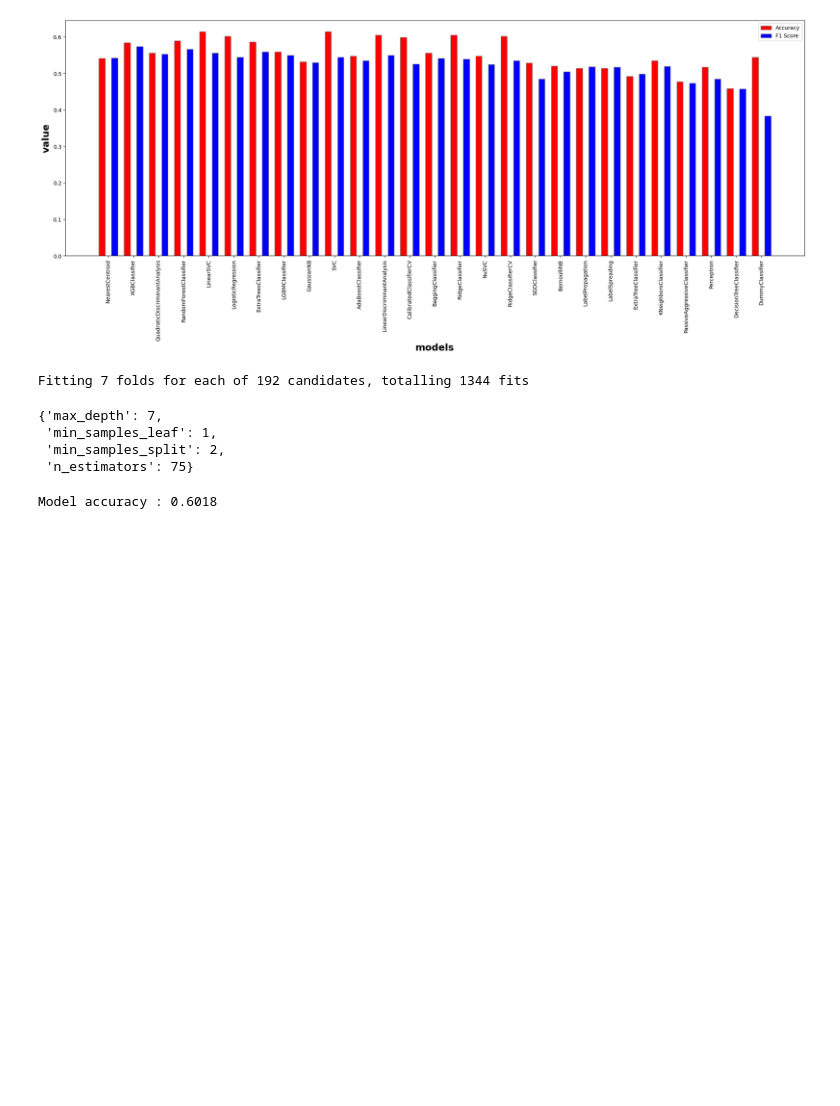
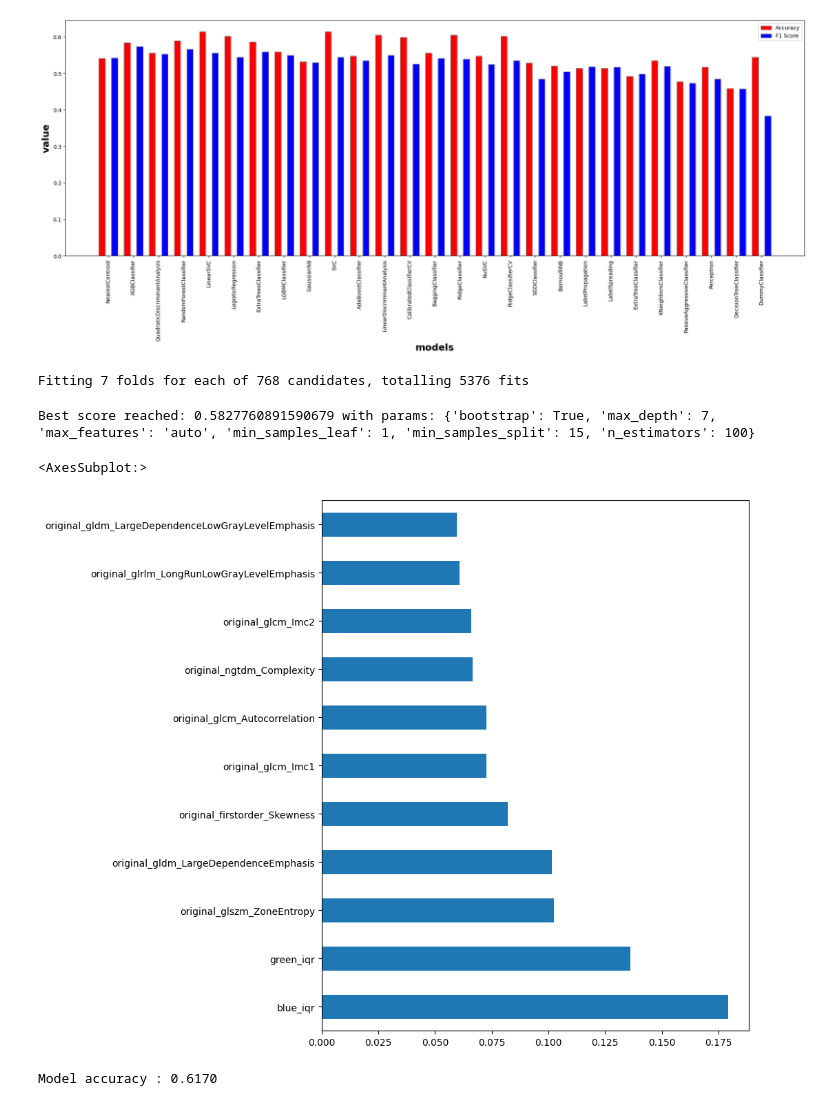
Before and after one commit to ricmonteiro/meley, a Jupyter notebook: model_training/model_training_50_mel_vs_keratosis_neither.ipynb, the cells around one changed output. Cells and saved outputs as stored; diff of their text form; code cells hidden in the pictures; blank space fills up the shorter version.

```diff
--- a/model_training/model_training_50_mel_vs_keratosis_neither.ipynb
+++ b/model_training/model_training_50_mel_vs_keratosis_neither.ipynb
@@ -129,10 +145,14 @@ n_estimators = [75, 100, 200]
 max_depth = [3, 4, 7, 10]
 min_samples_split = [2, 5, 10, 15]
 min_samples_leaf = [1, 5, 8, 20]
+max_features = ['auto', 'sqrt']
+bootstrap = [True, False]
 
 hyperF = dict(n_estimators = n_estimators, max_depth = max_depth,
               min_samples_split = min_samples_split,
-             min_samples_leaf = min_samples_leaf)
+              min_samples_leaf = min_samples_leaf,
+              bootstrap = bootstrap,
+              max_features = max_features)
 
 
 gridF = GridSearchCV(rf_clf, hyperF, cv = 7, verbose = 1,
@@ -140,20 +160,23 @@ gridF = GridSearchCV(rf_clf, hyperF, cv = 7, verbose = 1,
 
 bestF = gridF.fit(X_train, y_train)
 # %% [output]
-Fitting 7 folds for each of 192 candidates, totalling 1344 fits
+Fitting 7 folds for each of 768 candidates, totalling 5376 fits
 # %%
-gridF.best_params_
+print('Best score reached: {} with params: {} '.format(bestF.best_score_, bestF.best_params_))
 # %% [output]
-{'max_depth': 7,
- 'min_samples_leaf': 1,
- 'min_samples_split': 2,
- 'n_estimators': 75}
+Best score reached: 0.5827760891590679 with params: {'bootstrap': True, 'max_depth': 7, 'max_features': 'auto', 'min_samples_leaf': 1, 'min_samples_split': 15, 'n_estimators': 100}
+# %%
+feat_imp = pd.Series(bestF.best_estimator_.feature_importances_, index=X.columns)
+feat_imp.nlargest(20).plot(kind='barh', figsize=(8,10))
+# %% [output]
+<AxesSubplot:>
+[figure, added]
 # %%
 y_predF = bestF.predict(X_test)
 # %%
 print('Model accuracy : {0:0.4f}'. format(accuracy_score(y_test, y_predF)))
 # %% [output]
-Model accuracy : 0.6018
+Model accuracy : 0.6170
 # %%
  # Optimizing LogisticRegression
 # %%
```
Also changed, not shown: parts of 8 cells of this notebook, 2 other files.
